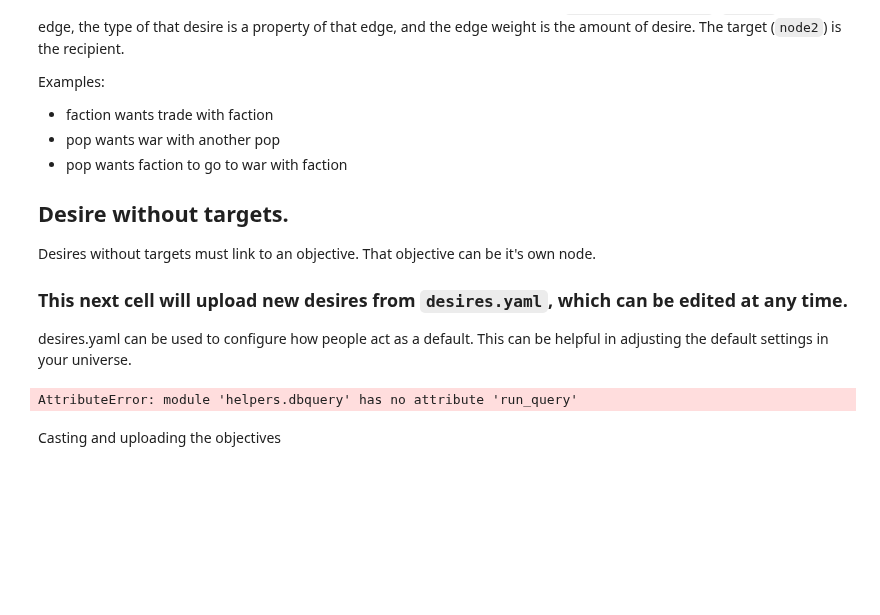
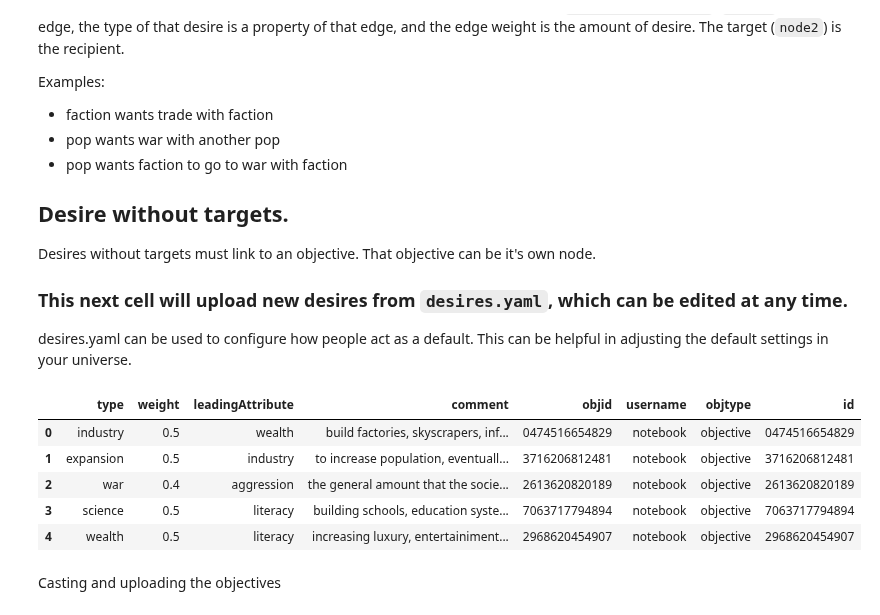
Before and after one commit to BillmanH/exoplanets, a Jupyter notebook: notebooks/People/People Making Choices.ipynb, the cells around one changed output. Cells and saved outputs as stored; diff of their text form; code cells hidden in the pictures; blank space fills up the shorter version.

```diff
--- a/notebooks/People/People Making Choices.ipynb
+++ b/notebooks/People/People Making Choices.ipynb
@@ -86,23 +86,28 @@ desires.yaml can be used to configure how people act as a default. This can be h
 # %%
 # Drop the items, if they exist.
 # c.run_query("g.V().hasLabel('objective').has('username','notebook').drop()")
 
 # # Load the new objectives
 # objectives_yaml = yaml.safe_load(open("desires.yaml"))['objectives']
 # for i,o in enumerate(objectives_yaml):
 #     objectives_yaml[i]['objid'] = maths.uuid()
 # data = {"nodes":objectives_yaml,'edges':[]}
 
 # # Then Create the nodes and add them to the DB
 # c.upload_data('notebook',data)
 
 # After creating the nodes, pulling them into the notebook for reference
 # I won't re-create them here, unless I've updated the file.
-res = db.run_query("g.V().hasLabel('objective').valueMap()")
-objectives = [db.clean_node(n) for n in res]
+res = c.run_query("g.V().hasLabel('objective').valueMap()")
+objectives = c.clean_nodes(c.res)
 pd.DataFrame(objectives)
 # %% [output]
-AttributeError: module 'helpers.dbquery' has no attribute 'run_query'
+|  | type | weight | leadingAttribute | comment | objid | username | objtype | id |
+| 0 | industry | 0.5 | wealth | build factories, skyscrapers, inf... | 0474516654829 | notebook | objective | 0474516654829 |
+| 1 | expansion | 0.5 | industry | to increase population, eventuall... | 3716206812481 | notebook | objective | 3716206812481 |
+| 2 | war | 0.4 | aggression | the general amount that the socie... | 2613620820189 | notebook | objective | 2613620820189 |
+| 3 | science | 0.5 | literacy | building schools, education syste... | 7063717794894 | notebook | objective | 7063717794894 |
+| 4 | wealth | 0.5 | literacy | increasing luxury, entertainiment... | 2968620454907 | notebook | objective | 2968620454907 |
 # %% [markdown]
 Casting and uploading the objectives
 # %% [markdown]
```
Also changed, not shown: parts of 1 cell of this notebook.
